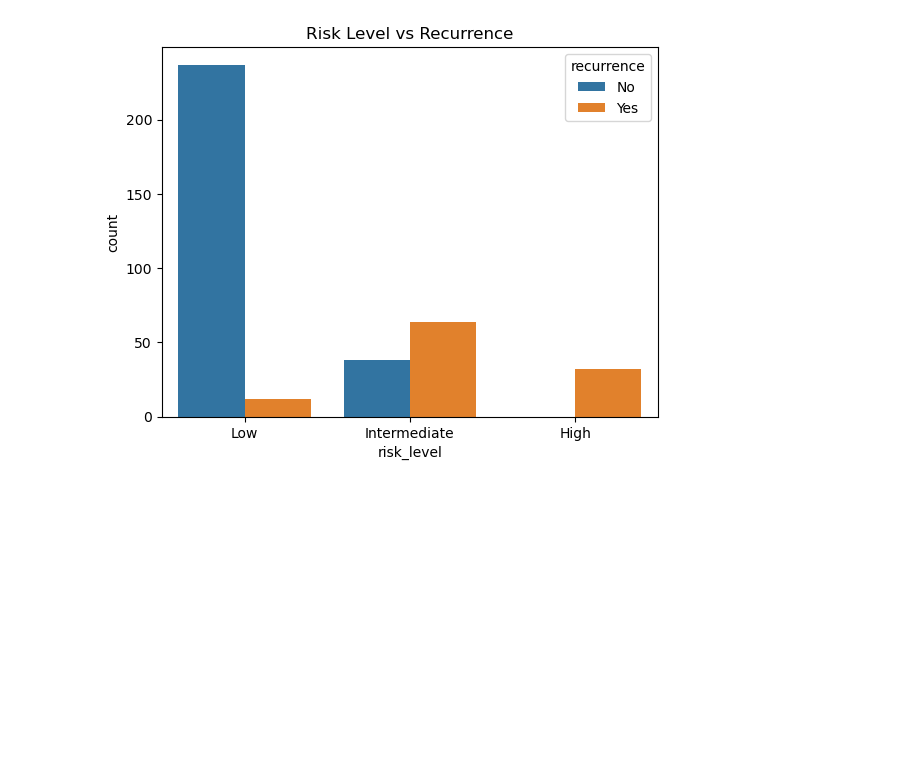
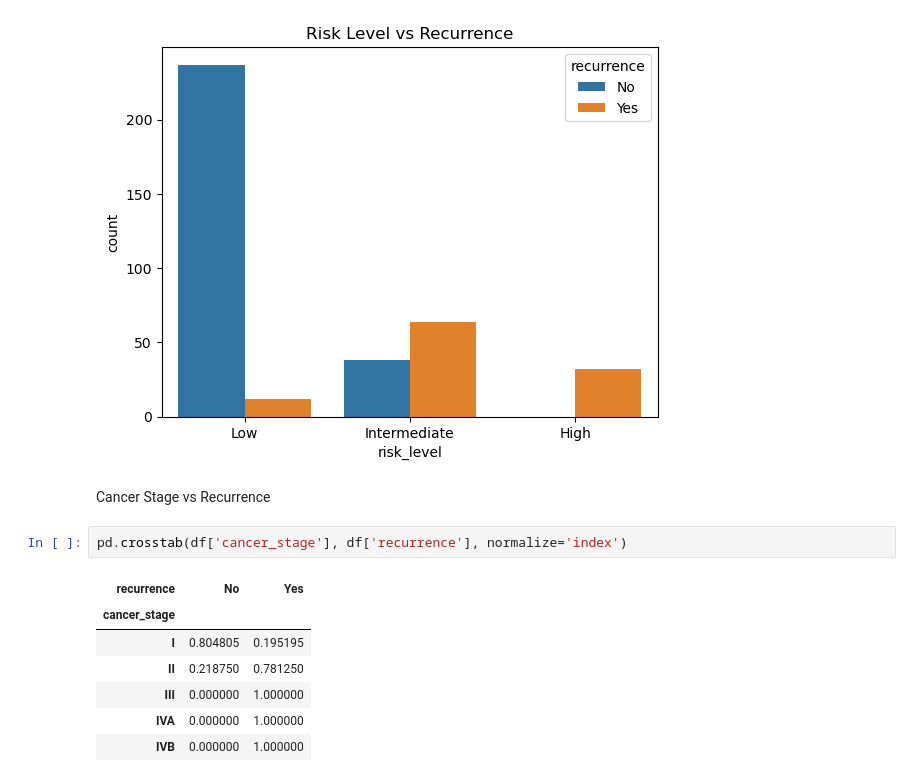
Before and after one commit to hassanh7n/thyroid_disease, a Jupyter notebook: notebooks/Thyroid_Disease.ipynb, the cells around one changed output. Cells and saved outputs as stored; diff of their text form; blank space fills up the shorter version.

```diff
--- a/notebooks/Thyroid_Disease.ipynb
+++ b/notebooks/Thyroid_Disease.ipynb
@@ -206,3 +208,15 @@ plt.title("Risk Level vs Recurrence")
 plt.show()
 # %% [output]
 [figure]
+# %% [markdown]
+Cancer Stage vs Recurrence
+# %%
+pd.crosstab(df['cancer_stage'], df['recurrence'], normalize='index')
+# %% [output]
+| recurrence | No | Yes |
+| cancer_stage |  |  |
+| I | 0.804805 | 0.195195 |
+| II | 0.218750 | 0.781250 |
+| III | 0.000000 | 1.000000 |
+| IVA | 0.000000 | 1.000000 |
+| IVB | 0.000000 | 1.000000 |
```
Also changed, not shown: parts of 10 cells of this notebook.
